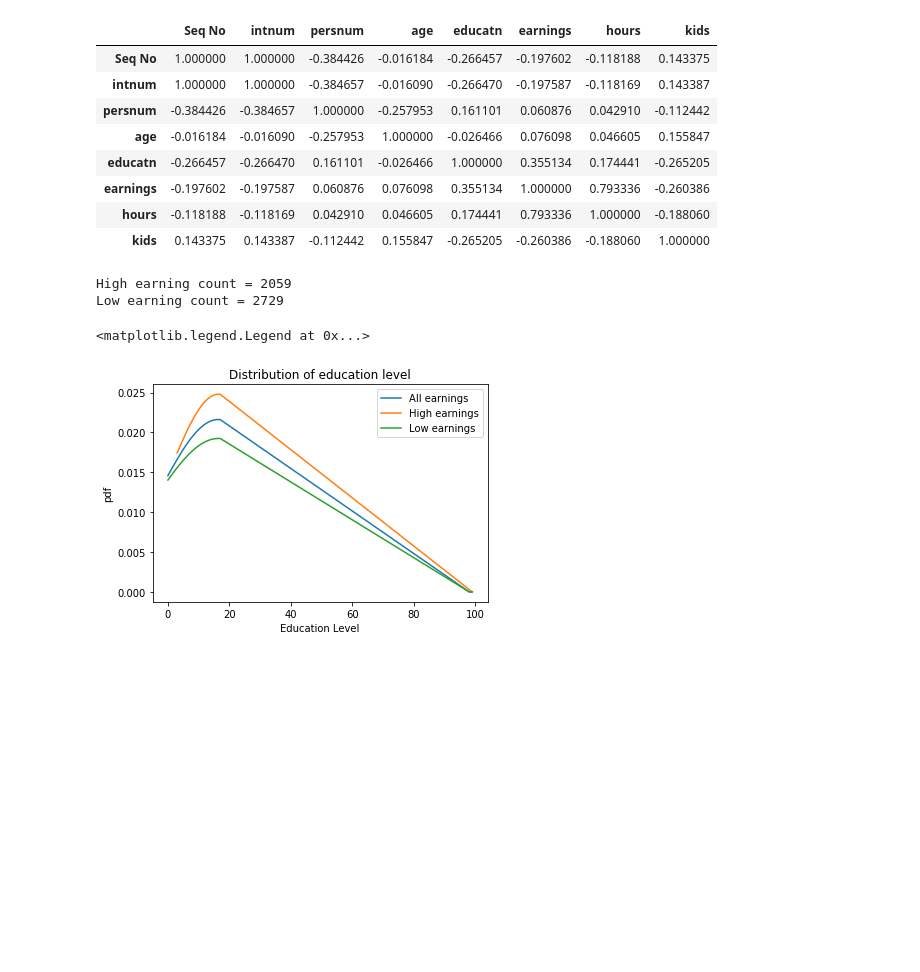
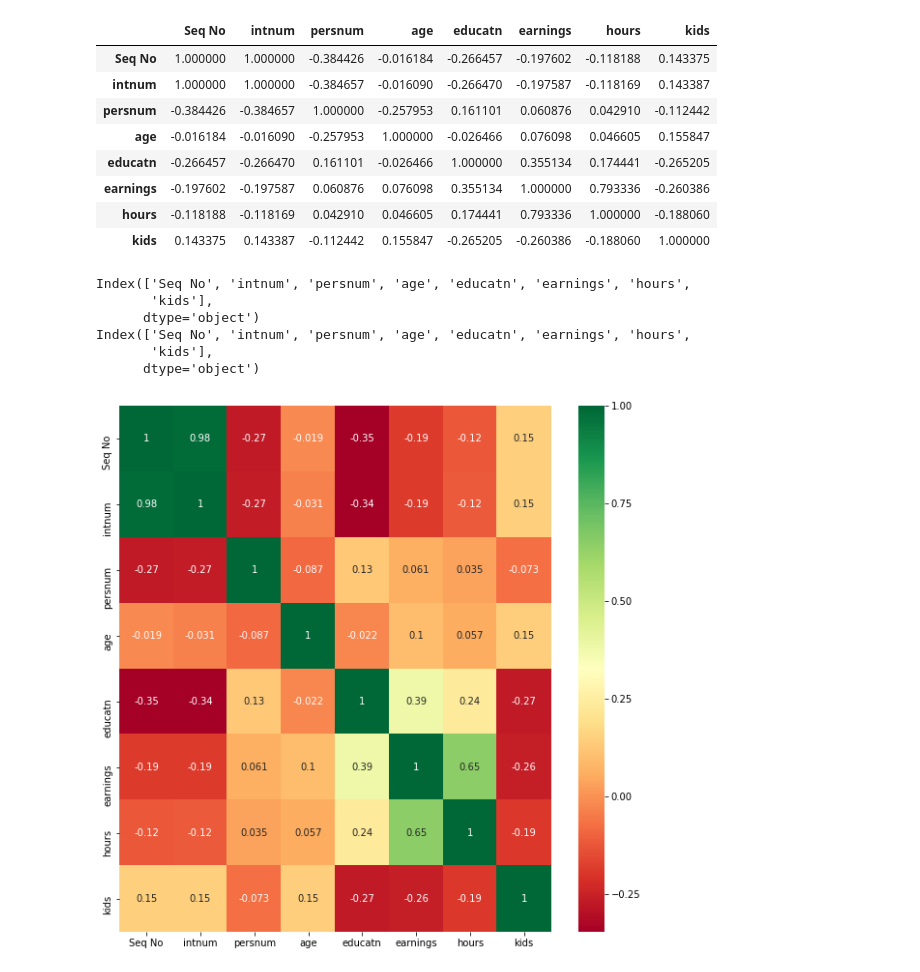
Before and after one commit to crishalm/dataScience-assignment1, a Jupyter notebook: other_analytics/otherAnalytics.ipynb, the cells around one changed output. Saved outputs shown, nothing was run; the diff lists cells and outputs as text; code cells hidden in the pictures; blank space fills up the shorter version.

Commit message:
correlations

```diff
--- a/other_analytics/otherAnalytics.ipynb
+++ b/other_analytics/otherAnalytics.ipynb
@@ -15,8 +16,8 @@ import scipy.stats as stat
 # %% [markdown]
 # Load data and view
 # %%
-orig = pd.read_csv("PSID.csv")
-print(orig[:10])
+data = pd.read_csv("PSID.csv")
+print(data[:10])
 # %% [output]
    Seq No  intnum  persnum  age  educatn  earnings  hours  kids   married
 0       1       4        4   39     12.0     77250   2940     2   married
@@ -85,42 +82,3 @@ orig.corr(method="spearman")
 | earnings | -0.197602 | -0.197587 | 0.060876 | 0.076098 | 0.355134 | 1.000000 | 0.793336 | -0.260386 |
 | hours | -0.118188 | -0.118169 | 0.042910 | 0.046605 | 0.174441 | 0.793336 | 1.000000 | -0.188060 |
 | kids | 0.143375 | 0.143387 | -0.112442 | 0.155847 | -0.265205 | -0.260386 | -0.188060 | 1.000000 |
-# %%
-# we can see the highest correlation value is between earnings and hours,
-# but our hyphothesis between earnings and education that has the the second highest value.
-hypoValue = 14000
-
-highEarning = orig[orig.earnings > hypoValue].educatn
-print("High earning count =", highEarning.count())
-
-lowEarning = orig[orig.earnings < hypoValue].educatn
-print("Low earning count =", lowEarning.count())
-# %% [output]
-High earning count = 2059
-Low earning count = 2729
-# %%
-# Total Population
-sortPopulation = orig['educatn'].sort_values();
-eduEarnLine = stat.norm.pdf(sortPopulation, sortPopulation.mean(), sortPopulation.std())
-plt.plot(sortPopulation, eduEarnLine , label='All earnings')
-
-# Sampling
-sampleSize = 500
-eduLevelWithHighEarning = orig[orig.earnings> hypoValue].educatn.sample(sampleSize).sort_values()
-eduLevelWithLowEarning = orig[orig.earnings< hypoValue].educatn.sample(sampleSize).sort_values()
-
-eduEarnLine1 = stat.norm.pdf(eduLevelWithHighEarning, eduLevelWithHighEarning.mean(), eduLevelWithHighEarning.std())
-plt.plot(eduLevelWithHighEarning, eduEarnLine1, label='High earnings')
-
-eduEarnLine2 = stat.norm.pdf(eduLevelWithLowEarning, eduLevelWithLowEarning.mean(), eduLevelWithLowEarning.std())
-plt.plot(eduLevelWithLowEarning, eduEarnLine2, label='Low earnings')
-
-plt.title('Distribution of education level')
-plt.xlabel('Education Level')
-
-# pdf stands for Probability Density Function
-plt.ylabel('pdf')
-plt.legend()
-# %% [output]
-<matplotlib.legend.Legend at 0x...>
-[figure, removed]
@@ -128,0 +85,21 @@ plt.legend()
+# %%
+# Remove outliers and irrelevent items
+data = data.drop(data[data.kids > 20].index)
+data = data.drop(data[data.educatn > 20].index)
+data = data.drop(data[data.earnings > 150000].index)
+
+# Correlation Heatmap "age"
+correlation = data.corr(method='spearman')
+CorrelationsAge = correlation.index[abs(correlation['age']) >= 0]
+print(CorrelationsAge)
+
+plt.figure(figsize=(10,10))
+axis = seab.heatmap(data[CorrelationsAge].corr(), annot=True, cmap="RdYlGn")
+# %% [output]
+Index(['Seq No', 'intnum', 'persnum', 'age', 'educatn', 'earnings', 'hours',
+       'kids'],
+      dtype='object')
+Index(['Seq No', 'intnum', 'persnum', 'age', 'educatn', 'earnings', 'hours',
+       'kids'],
+      dtype='object')
+[figure, added]
```
Also changed, not shown: parts of 10 cells of this notebook.
